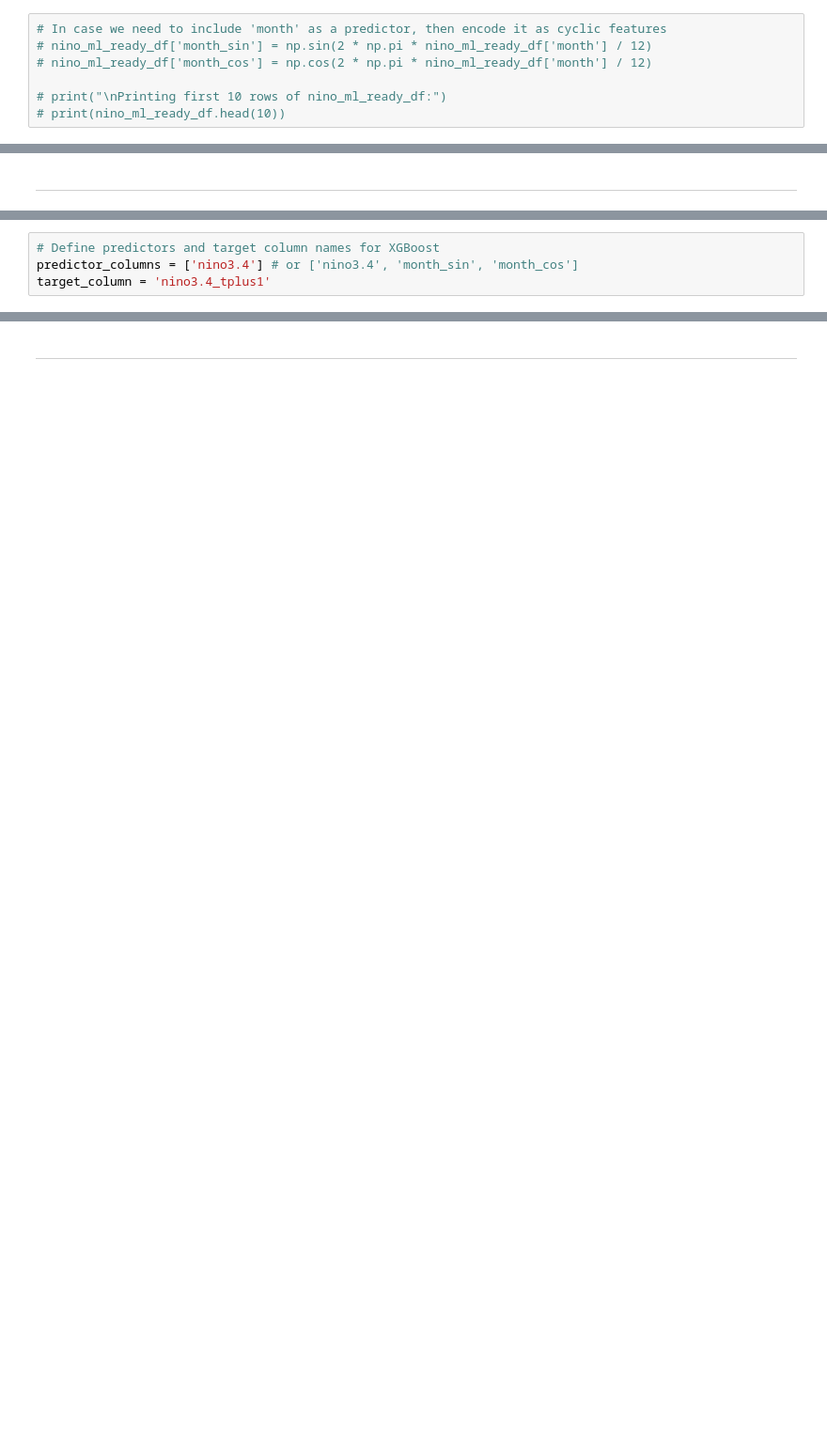
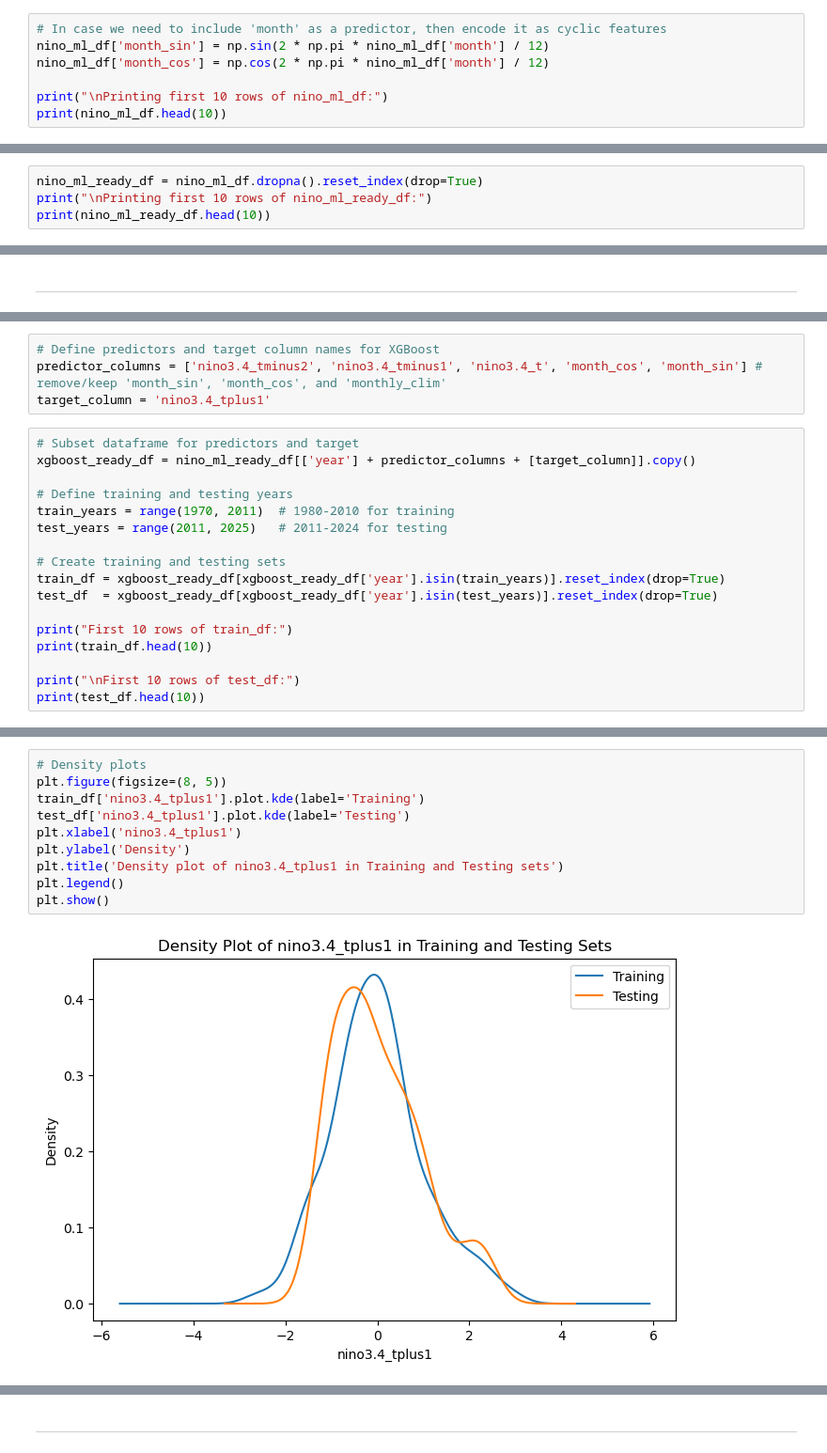
Before and after one commit to JMP-MO/PyEarthTools, a Jupyter notebook: notebooks/tutorial/ENSO_Forecast.ipynb, the cells around one changed output, grey strips where cells are left out. Shown at 94% size. Drawn from its saved outputs; the diff is of its cells as text; blank space fills up the shorter version.

Commit message:
Added background and preprocessed data; ready for XGBoost training

```diff
--- a/notebooks/tutorial/ENSO_Forecast.ipynb
+++ b/notebooks/tutorial/ENSO_Forecast.ipynb
@@ -232,7 +264,7 @@ Printing first 10 rows of nino_ml_ready_df:
 # %%
 # In case we need to include 'month' as a predictor, then encode it as cyclic features
-# nino_ml_ready_df['month_sin'] = np.sin(2 * np.pi * nino_ml_ready_df['month'] / 12)
-# nino_ml_ready_df['month_cos'] = np.cos(2 * np.pi * nino_ml_ready_df['month'] / 12)
+nino_ml_df['month_sin'] = np.sin(2 * np.pi * nino_ml_df['month'] / 12)
+nino_ml_df['month_cos'] = np.cos(2 * np.pi * nino_ml_df['month'] / 12)
 
-# print("\nPrinting first 10 rows of nino_ml_ready_df:")
-# print(nino_ml_ready_df.head(10))
+print("\nPrinting first 10 rows of nino_ml_df:")
+print(nino_ml_df.head(10))
@@ -238,0 +291,4 @@ Printing first 10 rows of nino_ml_ready_df:
+# %%
+nino_ml_ready_df = nino_ml_df.dropna().reset_index(drop=True)
+print("\nPrinting first 10 rows of nino_ml_ready_df:")
+print(nino_ml_ready_df.head(10))
@@ -243,4 +324,21 @@ Printing first 10 rows of nino_ml_ready_df:
 # %%
 # Define predictors and target column names for XGBoost
-predictor_columns = ['nino3.4'] # or ['nino3.4', 'month_sin', 'month_cos']
+predictor_columns = ['nino3.4_tminus2', 'nino3.4_tminus1', 'nino3.4_t', 'month_cos', 'month_sin'] # remove/keep 'month_sin', 'month_cos', and 'monthly_clim'
 target_column = 'nino3.4_tplus1'
+# %%
+# Subset dataframe for predictors and target
+xgboost_ready_df = nino_ml_ready_df[['year'] + predictor_columns + [target_column]].copy()
+
+# Define training and testing years
+train_years = range(1970, 2011)  # 1980-2010 for training
+test_years = range(2011, 2025)   # 2011-2024 for testing
+
+# Create training and testing sets
+train_df = xgboost_ready_df[xgboost_ready_df['year'].isin(train_years)].reset_index(drop=True)
+test_df  = xgboost_ready_df[xgboost_ready_df['year'].isin(test_years)].reset_index(drop=True)
+
+print("First 10 rows of train_df:")
+print(train_df.head(10))
+
+print("\nFirst 10 rows of test_df:")
+print(test_df.head(10))
@@ -246,0 +365,12 @@ target_column = 'nino3.4_tplus1'
+# %%
+# Density plots
+plt.figure(figsize=(8, 5))
+train_df['nino3.4_tplus1'].plot.kde(label='Training')
+test_df['nino3.4_tplus1'].plot.kde(label='Testing')
+plt.xlabel('nino3.4_tplus1')
+plt.ylabel('Density')
+plt.title('Density plot of nino3.4_tplus1 in Training and Testing sets')
+plt.legend()
+plt.show()
+# %% [output]
+[figure, added]
```
Also changed, not shown: parts of 27 cells of this notebook.
